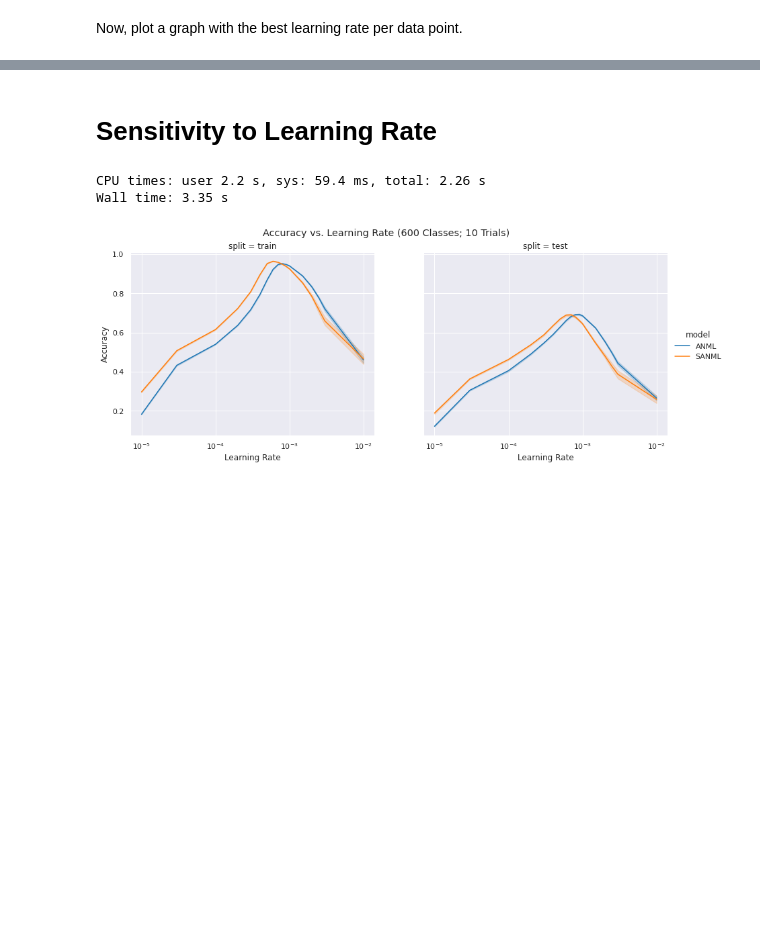
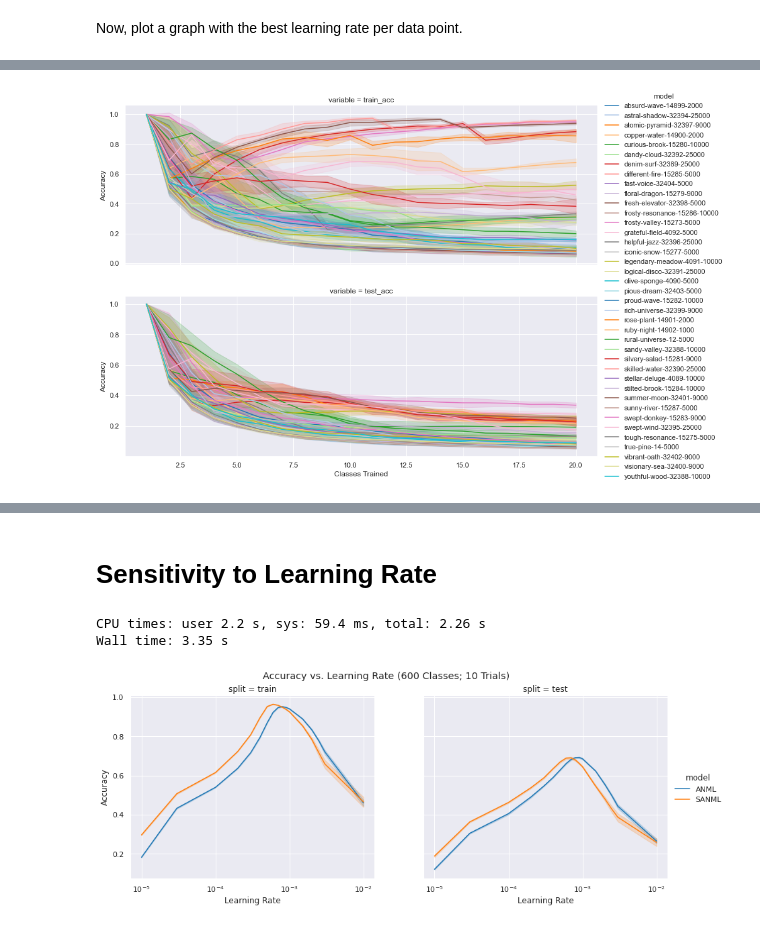
Before and after one commit to uvm-neurobotics-lab/higherANML, a Jupyter notebook: notebooks/result-gathering.ipynb, the cells around one changed output, grey strips where cells are left out. Saved outputs shown, nothing was run; the diff lists cells and outputs as text; code cells hidden in the pictures; blank space fills up the shorter version.

```diff
--- a/notebooks/result-gathering.ipynb
+++ b/notebooks/result-gathering.ipynb
@@ -314,8 +348,15 @@ Now, plot a graph with the best learning rate per data point.
 # %%
-# First group the potential data for each data point separately. This consists of groups over all trials and all
-# learning rates.
-train_cfg_cols = ["model", "dataset", "num_train_examples", "num_test_examples", "classes_trained"]
-train_cfg_groups = over_all_classes.groupby(train_cfg_cols)
+# Filter the data to just 30 examples per class.
+rows = over_all_classes.index.get_level_values("train_examples") == 30
+desired_rows = over_all_classes.loc[rows]
+
+# Group the potential data for each data point separately. So each group contains all trials and all learning rates for
+# a single test method (so all index columns except for those).
+groupby_labels = set(desired_rows.index.names)
+groupby_labels.remove("lr")
+groupby_labels.remove("trial")
+groupby_labels = list(groupby_labels)
+seq_eval_groups = desired_rows.groupby(groupby_labels)
 
 def select_best_lr(train_group):
     """
@@ -329,8 +370,8 @@ def select_best_lr(train_group):
     rows = train_group.index.get_level_values("lr") == best_lr
     # We must remove all the columns that are already specified by the group, because otherwise .apply() is not smart
     # enough to remove them and they will be duplicated.
-    return train_group.loc[rows].reset_index(level=train_cfg_cols, drop=True)
+    return train_group.loc[rows].reset_index(level=groupby_labels, drop=True)
 
 # For each point on the x-axis, select the learning rate with the best average performance over trials.
 # Need to use .apply() here because our function needs all columns at once.
-best_trials_per_point = train_cfg_groups.apply(select_best_lr)
+best_trials_per_point = seq_eval_groups.apply(select_best_lr)
@@ -381,0 +378,41 @@ Final accuracy on 600 classes:
+# %%
+import warnings
+
+# Plot the results from the previous cell.
+def plot_traj_per_lr(df, vars_to_plot, **kwargs):
+    df = df.melt(value_vars=vars_to_plot, ignore_index=False)
+    # We want to make sure we are not accidentally aggregating across runs with different configs.
+    ensure_unique(df, ["dataset", "test_examples", "classes", "eval_method", "opt_params", "reinit_method"])
+    # Only add more levels of nesting if needed.
+    hue = None
+    if df.index.get_level_values("model").nunique() > 1:
+        hue = "model"
+    style = None
+    if df.index.get_level_values("train_examples").nunique() > 1:
+        style = "train_examples"
+
+    # Temporarily suppress this annoying and unnecessary warning coming from Seaborn.
+    with warnings.catch_warnings():
+        warnings.filterwarnings("ignore", message=".*not compatible with tight_layout.*")
+        fg = sns.relplot(
+            data=df,
+            x="classes_trained",
+            y="value",
+            row="variable",
+            hue=hue,
+            style=style,
+            palette="tab20",
+            kind="line",
+            ci="sd",
+            height=5,
+            aspect=2.5,
+            facet_kws=dict(sharey=False, gridspec_kws=dict(top=0.90)),
+            **kwargs
+        )
+    # Adjust labels.
+    fg.set_axis_labels("Classes Trained", "Accuracy")
+
+# Plot results
+fg = plot_traj_per_lr(best_trials_per_point, ["train_acc", "test_acc"])
+# %% [output]
+[figure, added]
```
Also changed, not shown: parts of 12 cells of this notebook.
